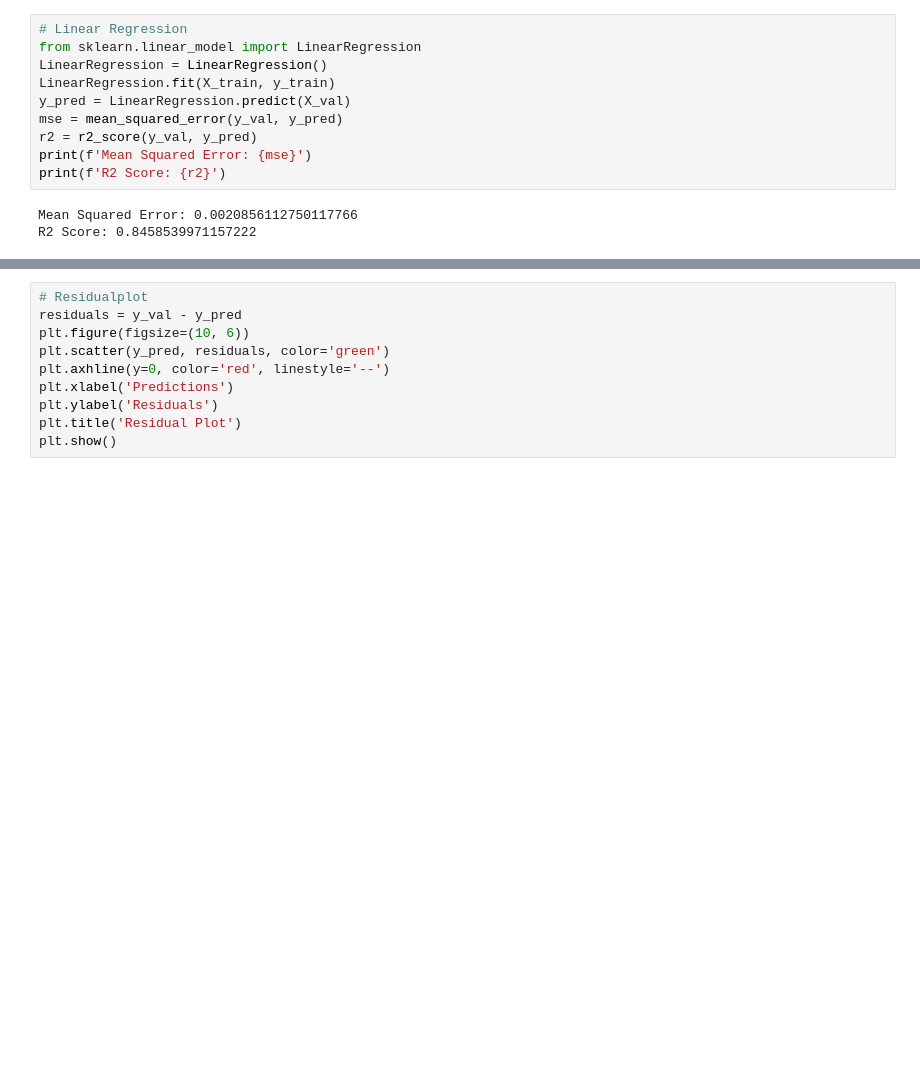
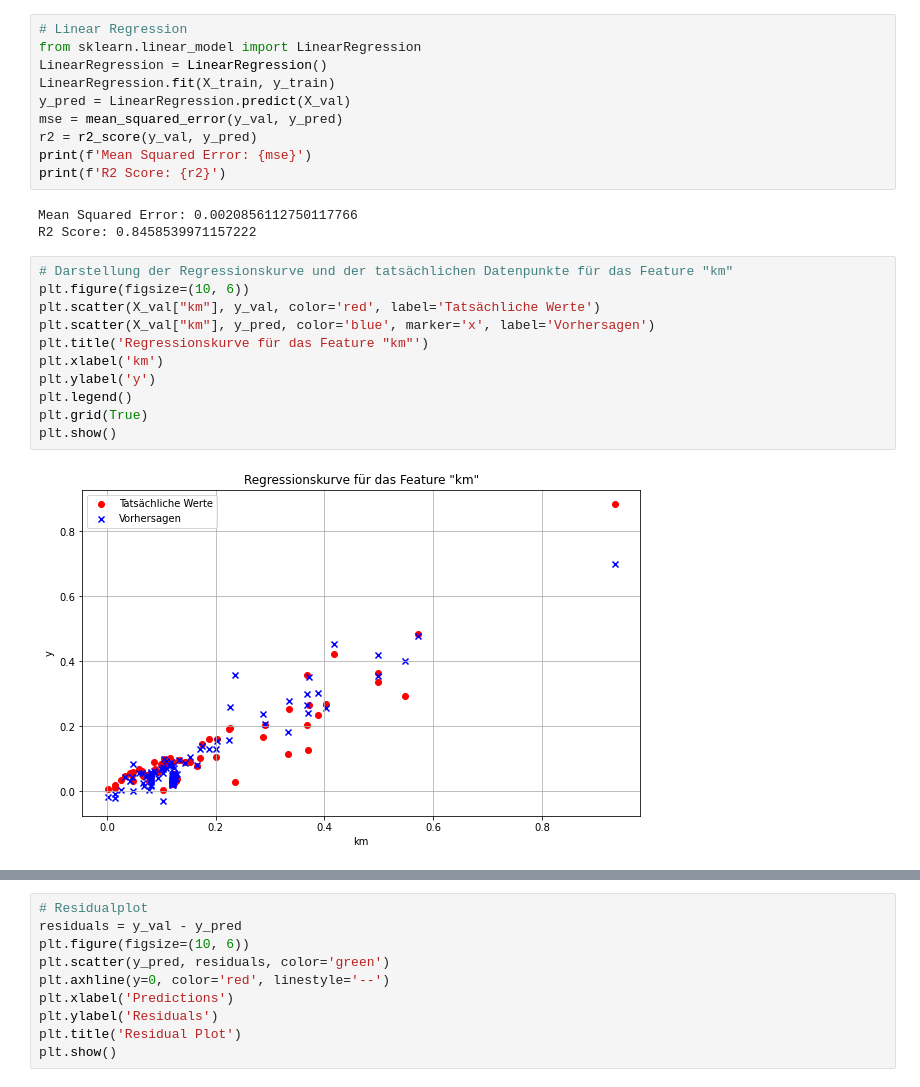
Before and after one commit to ruslanadilgereev/DHBW, a Jupyter notebook: T3M40507_Maschinelles_Lernen_und_Computational Intelligence/ML_Project_A/cycling_data.ipynb, the cells around one changed output, grey strips where cells are left out. Drawn from its saved outputs; the diff is of its cells as text; blank space fills up the shorter version.

Commit message:
Regressionskurve für Feature speed& km

```diff
--- a/T3M40507_Maschinelles_Lernen_und_Computational Intelligence/ML_Project_A/cycling_data.ipynb
+++ b/T3M40507_Maschinelles_Lernen_und_Computational Intelligence/ML_Project_A/cycling_data.ipynb
@@ -214,3 +214,16 @@ print(f'R2 Score: {r2}')
 # %% [output]
 Mean Squared Error: 0.0020856112750117766
 R2 Score: 0.8458539971157222
+# %%
+# Darstellung der Regressionskurve und der tatsächlichen Datenpunkte für das Feature "km"
+plt.figure(figsize=(10, 6))
+plt.scatter(X_val["km"], y_val, color='red', label='Tatsächliche Werte')
+plt.scatter(X_val["km"], y_pred, color='blue', marker='x', label='Vorhersagen')
+plt.title('Regressionskurve für das Feature "km"')
+plt.xlabel('km')
+plt.ylabel('y')
+plt.legend()
+plt.grid(True)
+plt.show()
+# %% [output]
+[figure, added]
```
Also changed, not shown: parts of 1 cell of this notebook.
